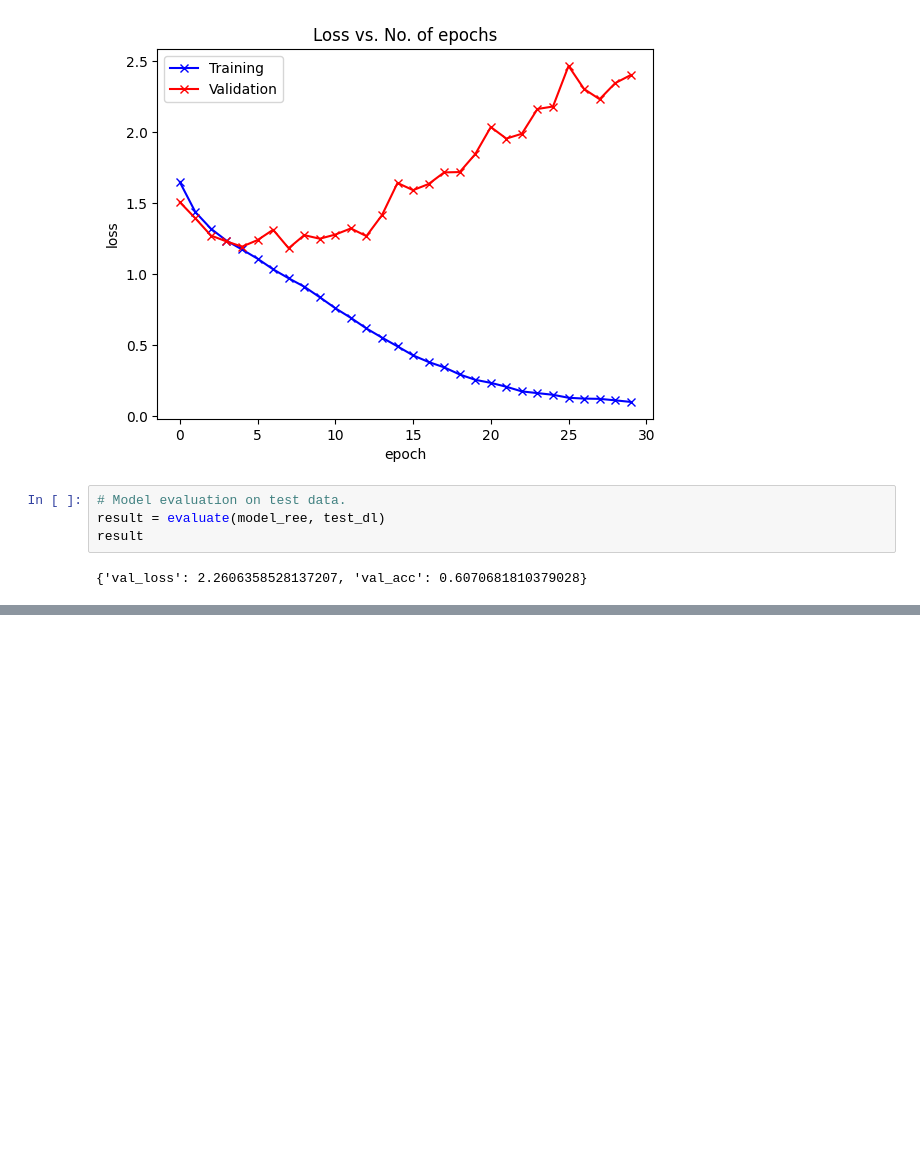
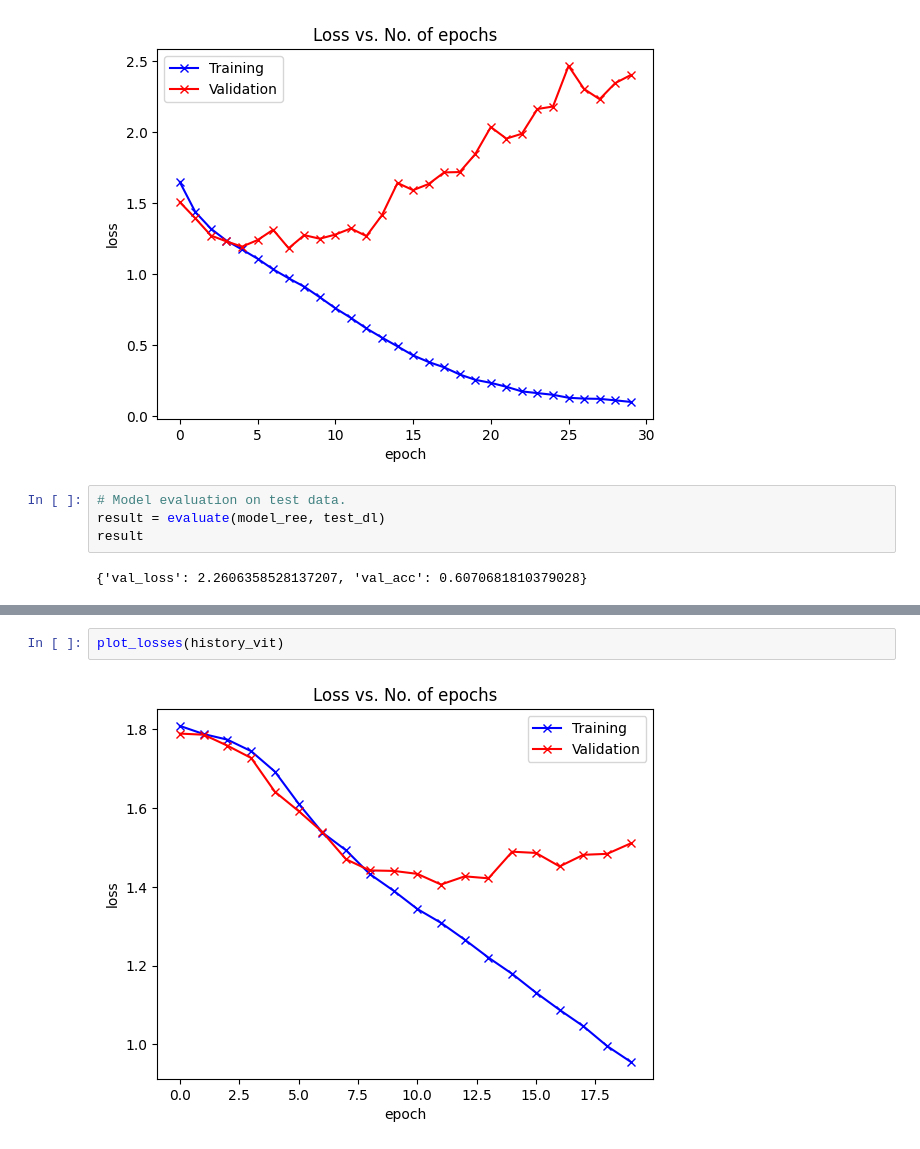
Before and after one commit to nmhaaa3218/CV-Facial-Expression, a Jupyter notebook: Facial_Expression_Recognition_2025.ipynb, the cells around one changed output, grey strips where cells are left out. Cells and saved outputs as stored; diff of their text form; blank space fills up the shorter version.

```diff
--- a/Facial_Expression_Recognition_2025.ipynb
+++ b/Facial_Expression_Recognition_2025.ipynb
@@ -756,0 +891,4 @@ Efficiency:  2.5285364355495006e-09
+# %%
+plot_losses(history_vit)
+# %% [output]
+[figure, added]
```
Also changed, not shown: parts of 14 cells of this notebook.
